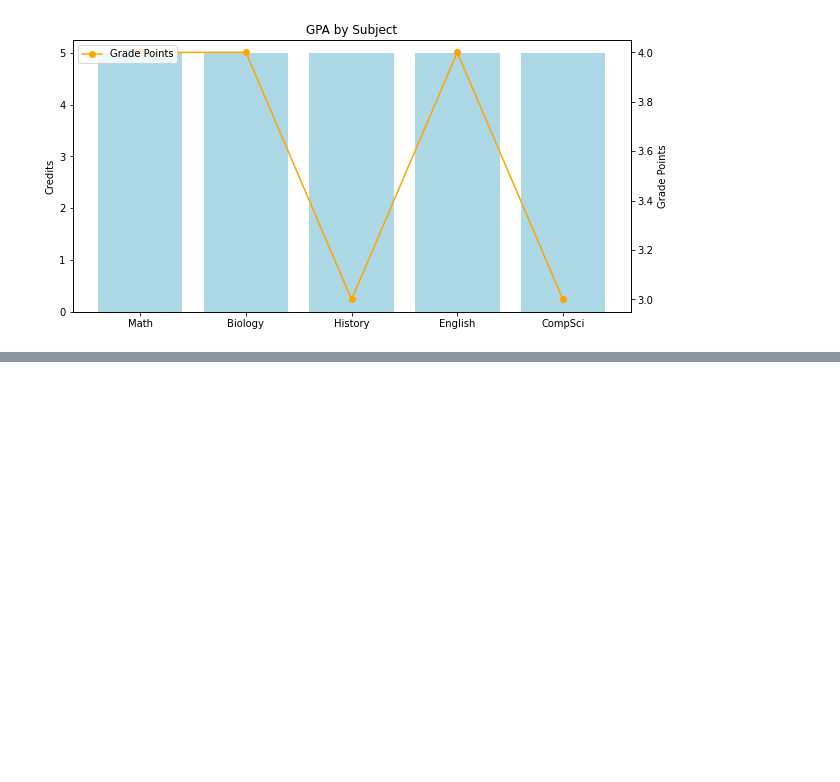
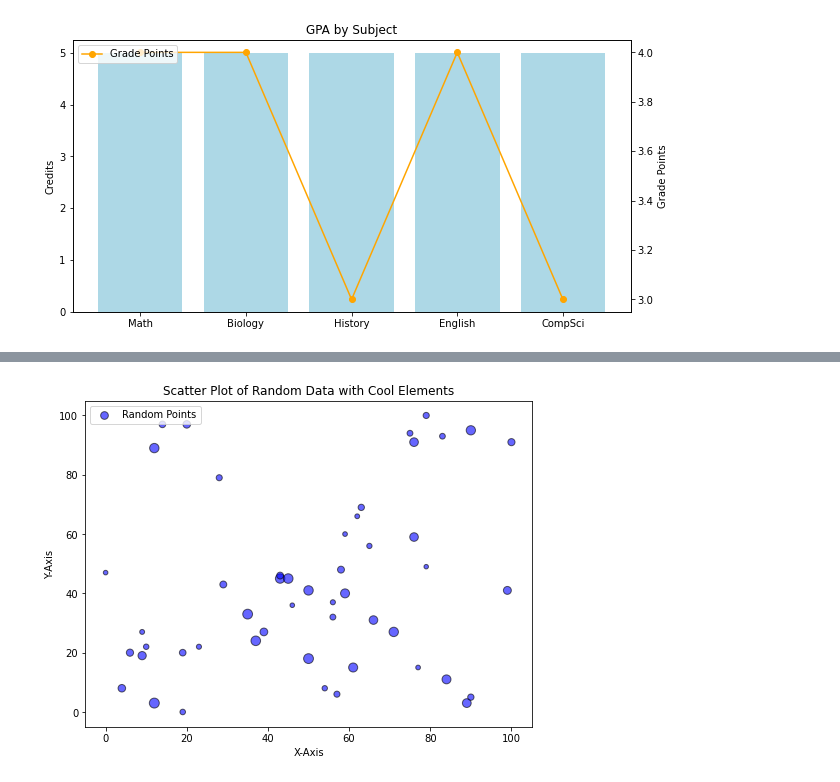
Before and after one commit to lakshusan/student, a Jupyter notebook: _notebooks/2023-10-29-pylib-hw.ipynb, the cells around one changed output, grey strips where cells are left out. Drawn from its saved outputs; the diff is of its cells as text; code cells hidden in the pictures; blank space fills up the shorter version.

```diff
--- a/_notebooks/2023-10-29-pylib-hw.ipynb
+++ b/_notebooks/2023-10-29-pylib-hw.ipynb
@@ -53,0 +69,25 @@ Final GPA: 3.60
+# %%
+import random
+import matplotlib.pyplot as plt
+
+# 50 random points w/in 0 and 100
+random_data = [(random.randint(0, 100), random.randint(0, 100)) for _ in range(50)]
+
+# random x, y
+x_data, y_data = zip(*random_data)
+
+# weird point sizing
+point_sizes = [random.randint(20, 100) for _ in range(50)]
+
+# scatterplot display
+plt.figure(figsize=(8, 6))
+plt.scatter(x_data, y_data, c='blue', s=point_sizes, alpha=0.6, edgecolors='black', label='Random Points')
+
+plt.xlabel('X-Axis')
+plt.ylabel('Y-Axis')
+plt.title('Scatter Plot of Random Data with Cool Elements')
+plt.legend()
+
+plt.show()
+# %% [output]
+[figure, added]
```
Also changed, not shown: parts of 2 cells of this notebook.
